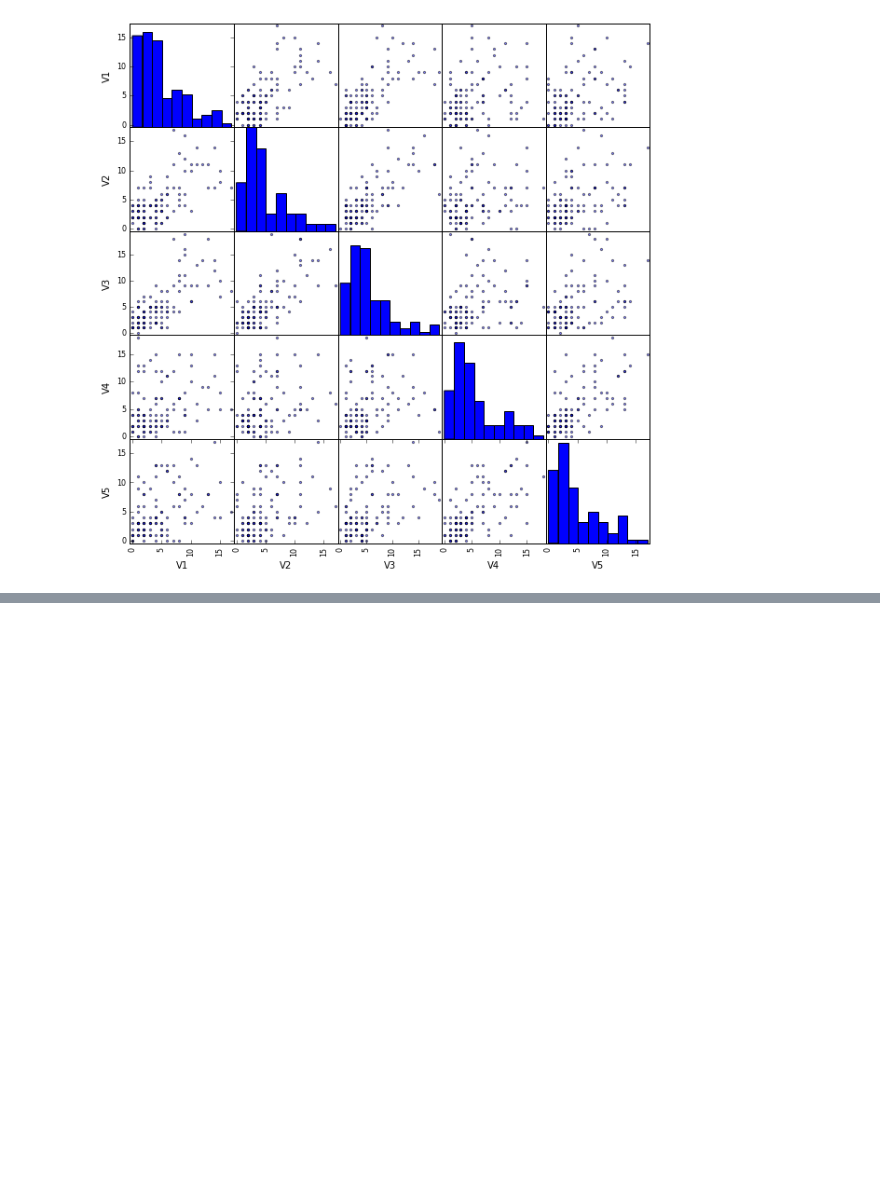
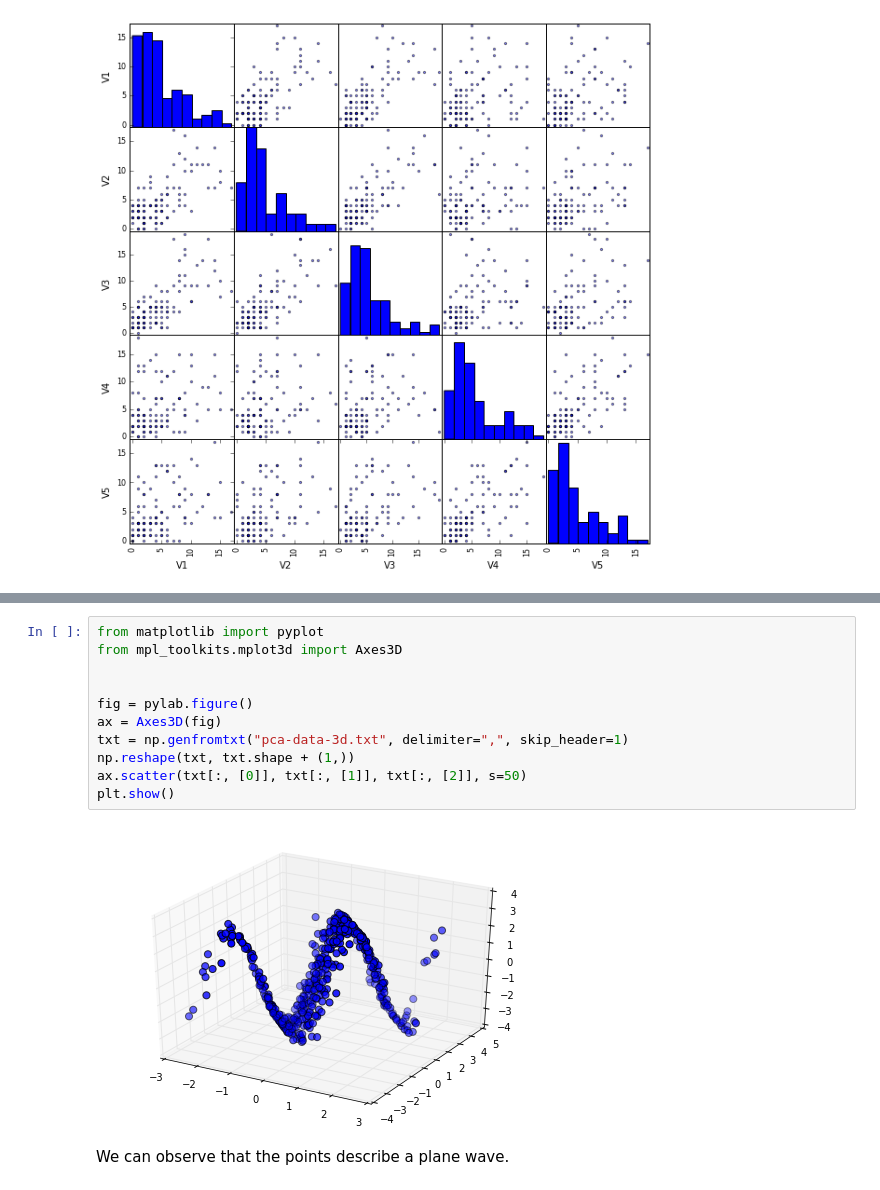
Before and after one commit to davidmunkacsi93/machine-intelligence, a Jupyter notebook: fixed version/the_fix.ipynb, the cells around one changed output, grey strips where cells are left out. Cells and saved outputs as stored; diff of their text form; blank space fills up the shorter version.

```diff
--- a/fixed version/the_fix.ipynb
+++ b/fixed version/the_fix.ipynb
@@ -42,3 +46,18 @@ print textarray
+# %%
+from matplotlib import pyplot
+from mpl_toolkits.mplot3d import Axes3D
+
+
+fig = pylab.figure()
+ax = Axes3D(fig)
+txt = np.genfromtxt("pca-data-3d.txt", delimiter=",", skip_header=1)
+np.reshape(txt, txt.shape + (1,))
+ax.scatter(txt[:, [0]], txt[:, [1]], txt[:, [2]], s=50)
+plt.show()
+# %% [output]
+[figure, added]
+# %% [markdown]
+We can observe that the points describe a plane wave.
 # %%
 #a
 from PIL import Image
```
Also changed, not shown: parts of 2 cells of this notebook.
